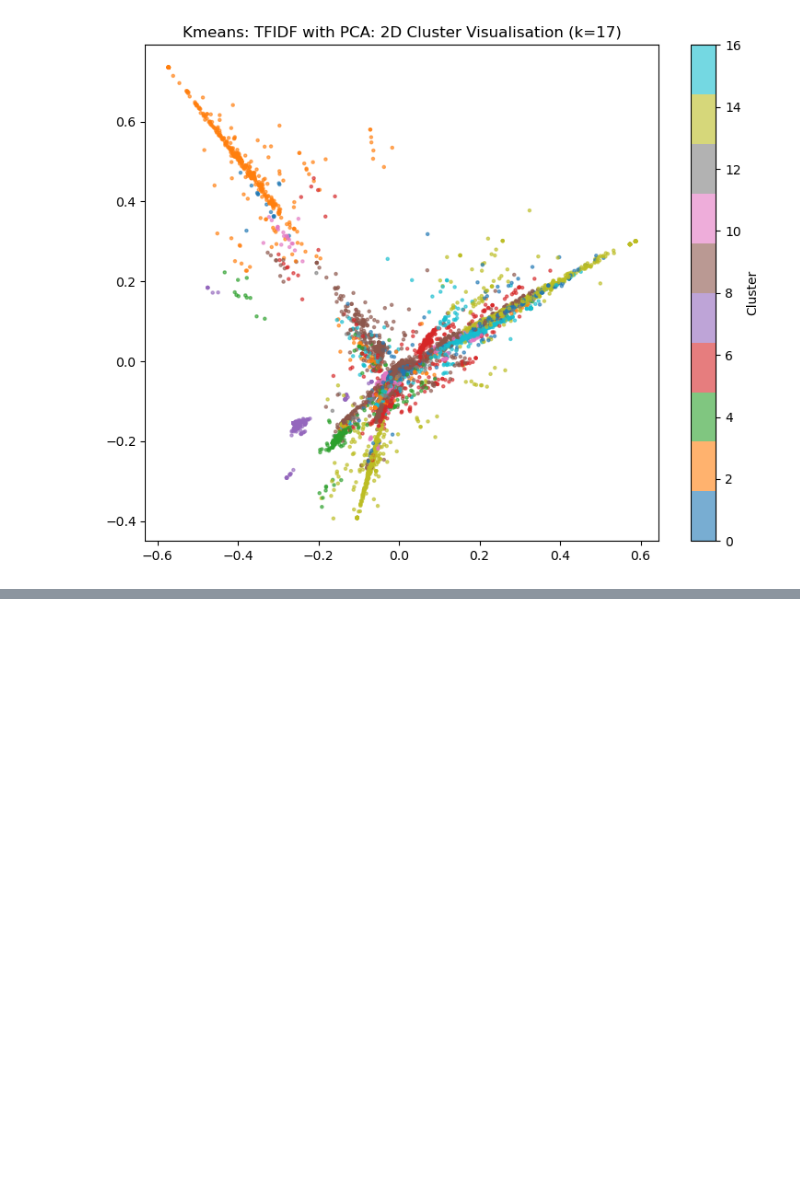
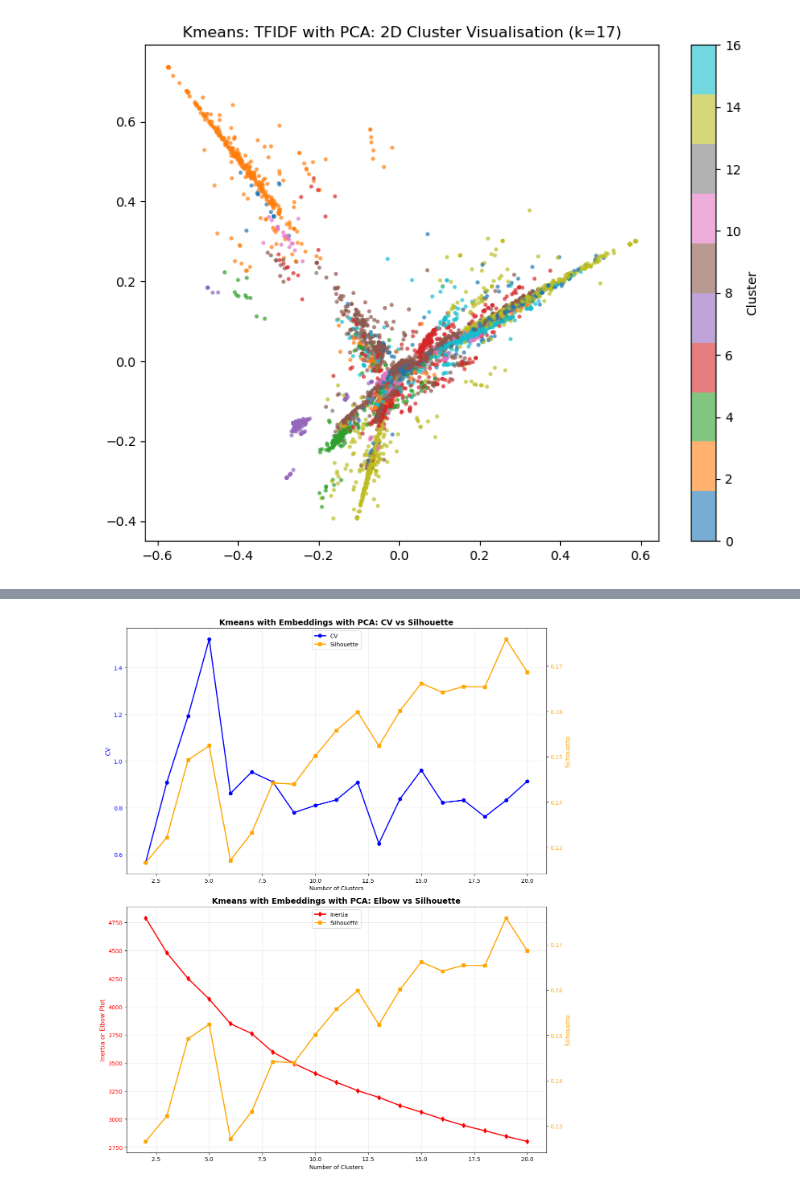
Before and after one commit to Razan-88/TextAnalytics-CW-Task4, a Jupyter notebook: analytics_pipeline/src/preprocessingAndModelling.ipynb, the cells around one changed output, grey strips where cells are left out. Cells and saved outputs as stored; diff of their text form; code cells hidden in the pictures; blank space fills up the shorter version.

```diff
--- a/analytics_pipeline/src/preprocessingAndModelling.ipynb
+++ b/analytics_pipeline/src/preprocessingAndModelling.ipynb
@@ -647,0 +740,9 @@ plot_clusters_2d(x_tfidf_pca, fklabelstfidfpca, 17, 'Kmeans: TFIDF with PCA')
+# %%
+def prepare_embeddings_pca(embeddings, n_components=0.95):
+    pca = PCA(n_components=n_components, random_state=42)
+    X_pca = pca.fit_transform(embeddings)
+    print(f"Original Embedding Dimensions: {embeddings.shape[1]}")
+    print(f"PCA Reduced Components:{X_pca.shape[1]}")
+    return X_pca, pca
+# %%
+embeddingsL_pca , embeddings_pca_model = prepare_embeddings_pca(embeddings)
@@ -647,0 +752,3 @@ plot_clusters_2d(x_tfidf_pca, fklabelstfidfpca, 17, 'Kmeans: TFIDF with PCA')
+# %%
+kvalues = range(2, 21)
+resultofrunofembeddingspca = evaluate_k_range(embeddingsL_pca, kvalues)
@@ -647,0 +773,4 @@ plot_clusters_2d(x_tfidf_pca, fklabelstfidfpca, 17, 'Kmeans: TFIDF with PCA')
+# %%
+plot_combined_metrics(resultofrunofembeddingspca, 'Embeddings with PCA')
+# %% [output]
+[figure, added]
```
Also changed, not shown: parts of 21 cells of this notebook.
